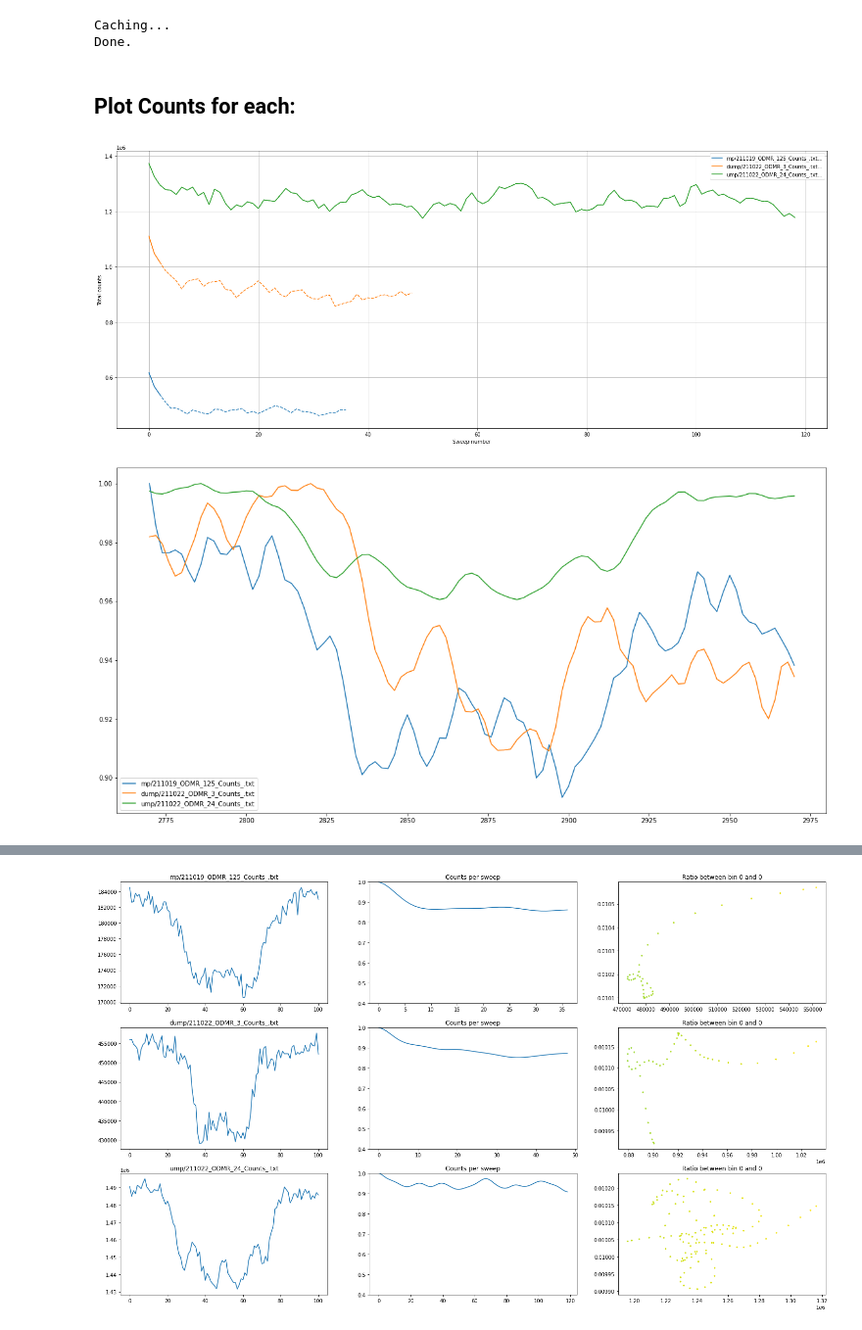
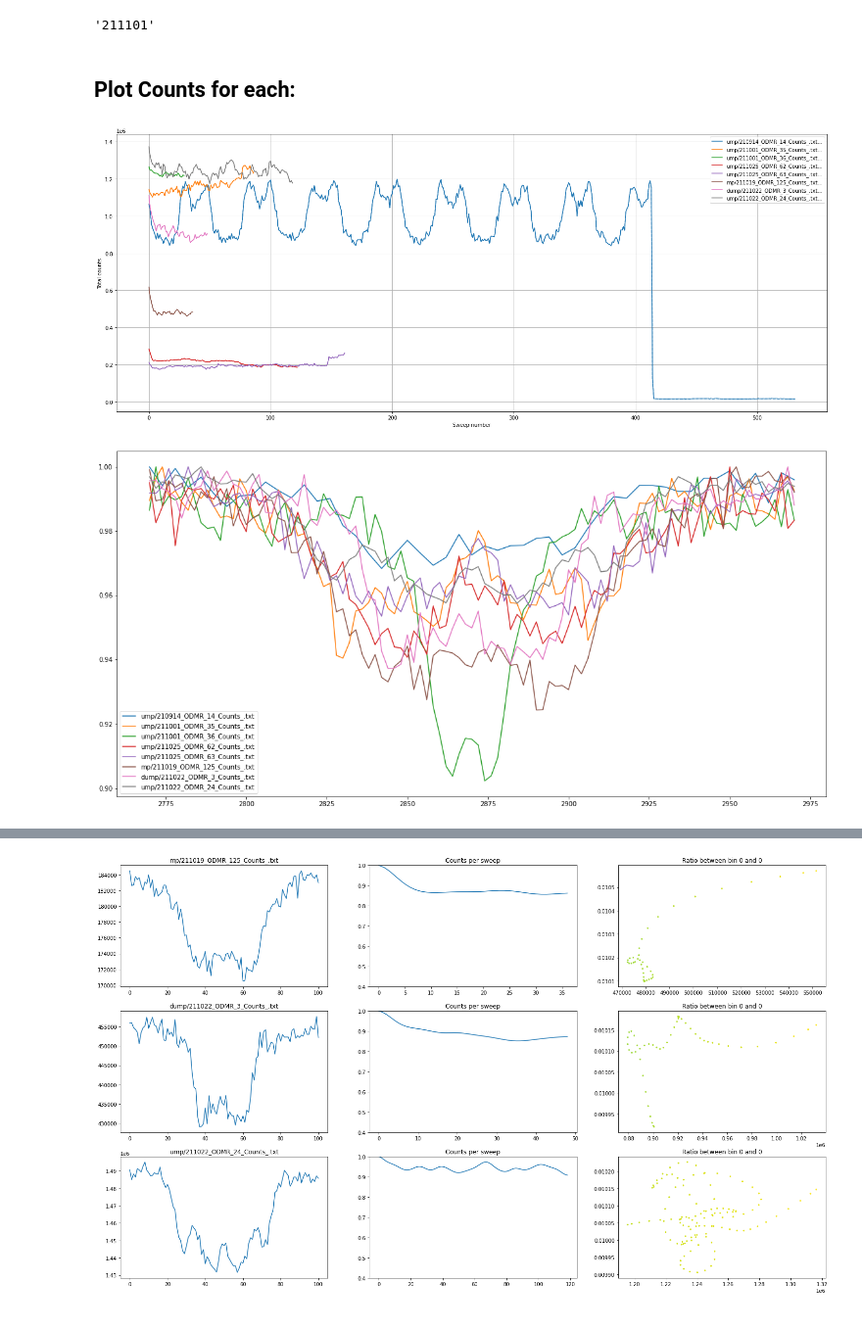
Before and after one commit to LCarnovale/HonoursAnalysis, a Jupyter notebook: analyse_odmr.ipynb, the cells around one changed output, grey strips where cells are left out. Shown at 98% size. Drawn from its saved outputs; the diff is of its cells as text; code cells hidden in the pictures.

```diff
--- a/analyse_odmr.ipynb
+++ b/analyse_odmr.ipynb
@@ -24,10 +24,21 @@ keys = [
     # (50, date15),
     # (77, date16),
     # (4, date17),
+    (14, date11),
+    (35, "211001"),
+    (36, "211001"),
+    (62, "211025"),
+    (63, "211025"),
     (125, date18),
     (3, date19),
     (24, date19)
 ]
+# %%
+import datetime
+td = datetime.datetime.now() + datetime.timedelta(days=2)
+td.strftime("%y%m%d")
+# %% [output]
+'211101'
 # %%
 
 odmr_paths = [
@@ -60,9 +71,6 @@ odmr_paths  = [path[-30:] for path in odmr_paths]
 
 
 # odmr_specs[-2].shape
-# %% [output]
-Caching...
-Done.
 # %% [markdown]
 ## Plot Counts for each:
 # %%
@@ -71,8 +79,10 @@ plt.figure(figsize=(25, 10))
 range_selections = [slice(None, None, None) for _ in odmr_specs]
 sweep_counts = [spec.sum(axis=1) for spec in odmr_specs]
 
-range_selections[DI(125, "211019")] = slice(None, 3)
-range_selections[DI(3, date19)] = slice(None, 3)
+# range_selections[DI(125, "211019")] = slice(None, 3)
+# range_selections[DI(3, date19)] = slice(None, 3)
+# range_selections[DI(63, "211025")] = slice(None, 10)
+# range_selections[DI(62, "211025")] = slice(None, 10)
 
 for spec, lbl, rng in zip(odmr_specs[swp_spcs], odmr_paths[swp_spcs], range_selections):
     sweep_counts = spec.sum(axis=1)
@@ -87,7 +97,7 @@ plt.ylabel("Total counts")
 # plt.xlim(200, 600)
 plt.show()
 # %% [output]
-[figure, old version]
+[figure, new version]
 # %%
 plt.figure(figsize=(20, 10))
 
@@ -95,32 +105,32 @@ full_specs = []
 
 good_specs = [i for i in range(len(odmr_paths))]
 # good_specs.remove(DI(23, date8))
 # good_specs.remove(DI(22, date8))
 # good_specs.remove(DI(11, "210831"))
 # good_specs.remove(DI(3, "210910"))
 # good_specs.remove(DI(4, "210910"))
 # good_specs.remove(DI(6, "210910"))
 # good_specs.remove(DI(7, "210910"))
 # good_specs.remove(DI(8, "210910"))
 # good_specs.remove(DI(16, "210910"))
 
 for i, (freq, spec, selection) in enumerate(zip(freq_axes, odmr_specs, range_selections)):
     normd = spec[selection]
     normd /= normd.max(axis=1, keepdims=True)
     full_spec = normd.sum(axis=0)
     # smooth
-    full_spec = g_filter(full_spec, 1)
+    # full_spec = g_filter(full_spec, 1)
     # full_spec /= spec[selection].shape[1]
     full_spec /= max(full_spec)
     full_specs.append(full_spec)
     if i in good_specs:
         plt.plot(freq, full_spec, label=odmr_paths[i])
 
 full_good_specs = [full_specs[i] for i in good_specs]
 good_freqs = [freq_axes[i] for i in good_specs]
 
 
 plt.legend()
 plt.show()
 # %% [output]
-[figure, old version]
+[figure, new version]
```
Also changed, not shown: parts of 3 cells of this notebook, 4 other files.
